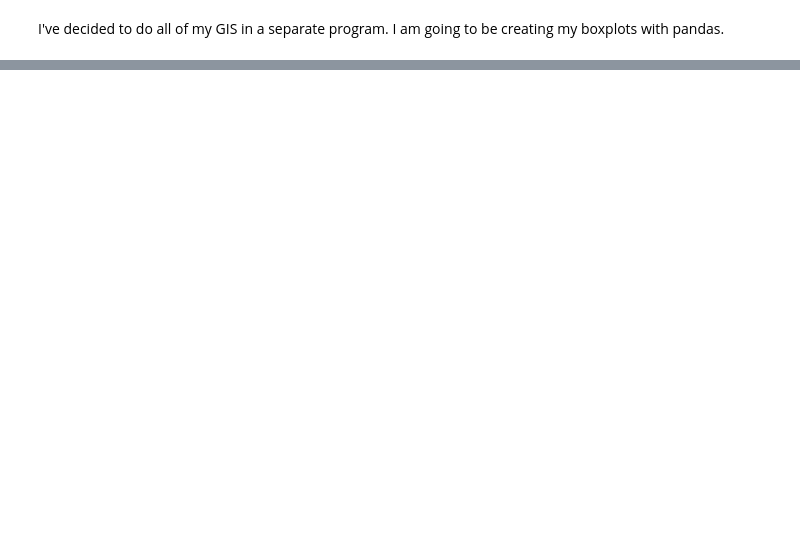
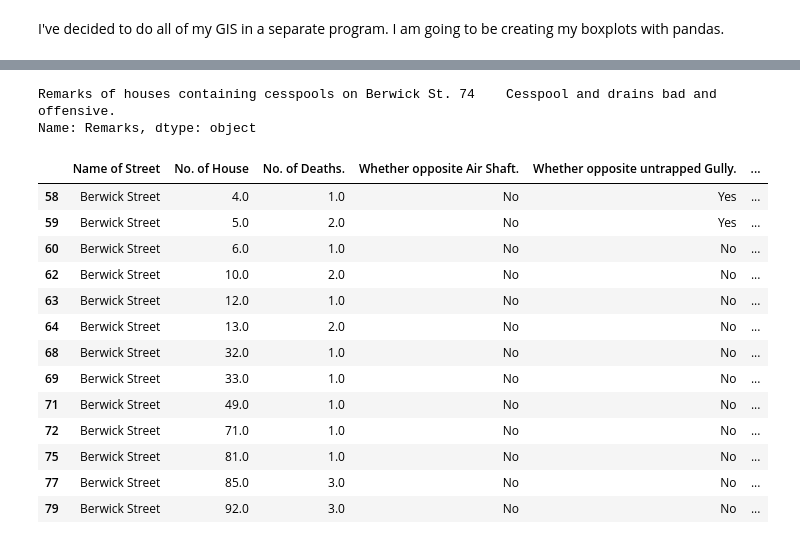
Before and after one commit to julesrose04/Cholera-GIS-Analysis, a Jupyter notebook: geopandas.ipynb, the cells around one changed output, grey strips where cells are left out. Saved outputs shown, nothing was run; the diff lists cells and outputs as text; code cells hidden in the pictures; blank space fills up the shorter version.

```diff
--- a/geopandas.ipynb
+++ b/geopandas.ipynb
@@ -34,0 +136,39 @@ fig, ax = plt.subplots()
+# %%
+#Now doing with a different street with a lot of deaths
+berwick = choleraClean[choleraClean['Name of Street'] == 'Berwick Street']
+
+noCesspools = choleraClean[
+    (choleraClean['Whether any Cesspools, and Number.'] == 'No') &
+    (choleraClean['Name of Street'] == 'Berwick Street')
+]
+
+cesspools = choleraClean[
+    (choleraClean['Whether any Cesspools, and Number.'] == 'Yes') &
+    (choleraClean['Name of Street'] == 'Berwick Street')
+]
+
+uncertain = choleraClean[
+    (choleraClean['Whether any Cesspools, and Number.'] == 'Uncertain') &
+    (choleraClean['Name of Street'] == 'Berwick Street')
+]
+remarks = cesspools['Remarks']
+print(f'Remarks of houses containing cesspools on Berwick St. {remarks}')
+
+uncertain
+# %% [output]
+Remarks of houses containing cesspools on Berwick St. 74    Cesspool and drains bad and offensive.
+Name: Remarks, dtype: object
+|  | Name of Street | No. of House | No. of Deaths. | Whether opposite Air Shaft. | Whether opposite untrapped Gully. | ... |
+| 58 | Berwick Street | 4.0 | 1.0 | No | Yes | ... |
+| 59 | Berwick Street | 5.0 | 2.0 | No | Yes | ... |
+| 60 | Berwick Street | 6.0 | 1.0 | No | No | ... |
+| 62 | Berwick Street | 10.0 | 2.0 | No | No | ... |
+| 63 | Berwick Street | 12.0 | 1.0 | No | No | ... |
+| 64 | Berwick Street | 13.0 | 2.0 | No | No | ... |
+| 68 | Berwick Street | 32.0 | 1.0 | No | No | ... |
+| 69 | Berwick Street | 33.0 | 1.0 | No | No | ... |
+| 71 | Berwick Street | 49.0 | 1.0 | No | No | ... |
+| 72 | Berwick Street | 71.0 | 1.0 | No | No | ... |
+| 75 | Berwick Street | 81.0 | 1.0 | No | No | ... |
+| 77 | Berwick Street | 85.0 | 3.0 | No | No | ... |
+| 79 | Berwick Street | 92.0 | 3.0 | No | No | ... |
```
Also changed, not shown: parts of 7 cells of this notebook, 6 other files.
